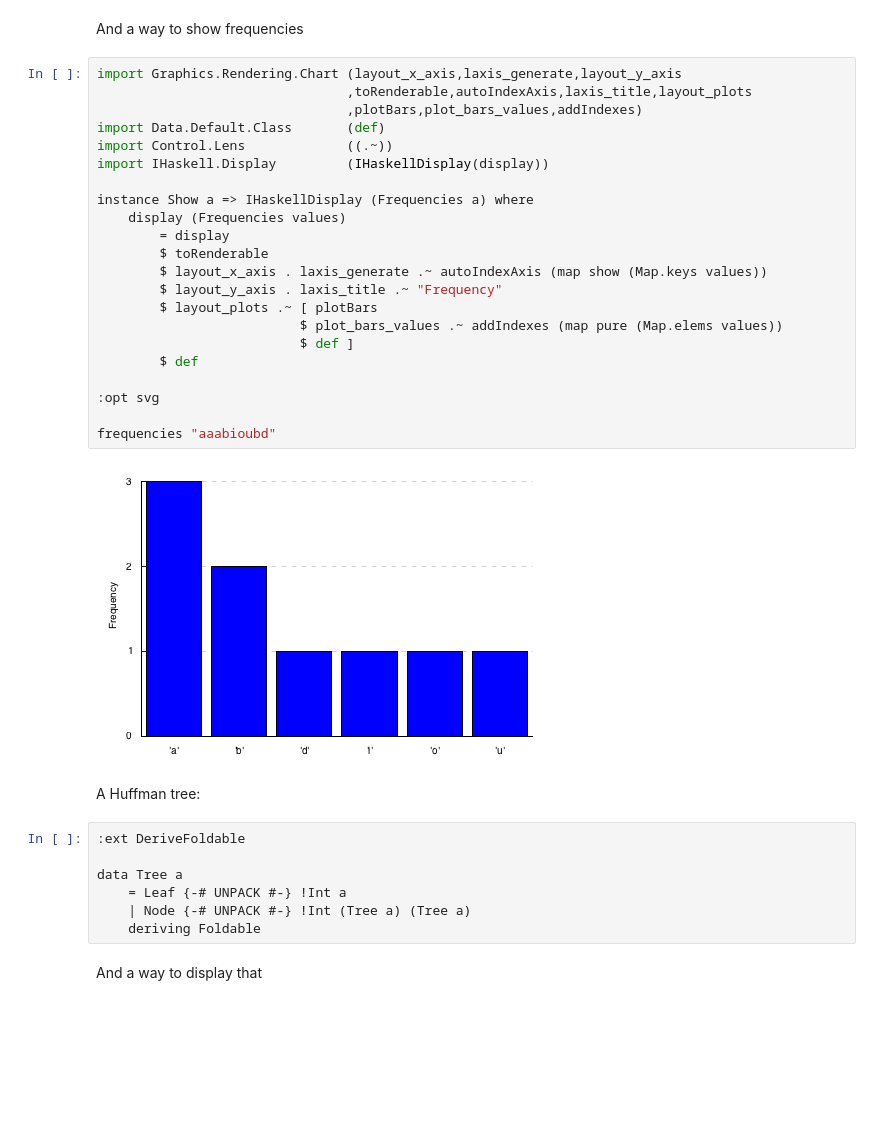
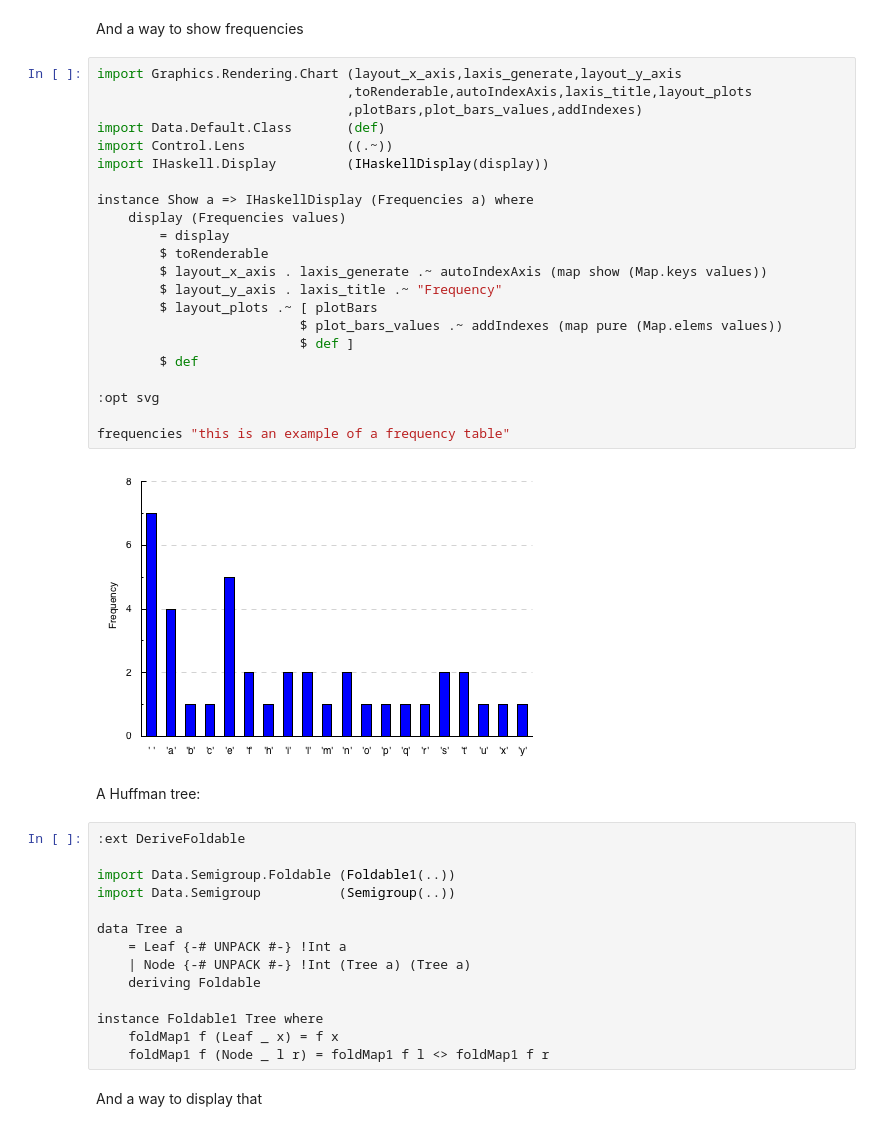
Before and after one commit to oisdk/IHaskell, a Jupyter notebook: notebooks/Privacy.ipynb, the cells around one changed output. Cells and saved outputs as stored; diff of their text form; blank space fills up the shorter version.

```diff
--- a/notebooks/Privacy.ipynb
+++ b/notebooks/Privacy.ipynb
@@ -86,36 +86,43 @@ And a way to show frequencies
 # %%
 import Graphics.Rendering.Chart (layout_x_axis,laxis_generate,layout_y_axis
                                 ,toRenderable,autoIndexAxis,laxis_title,layout_plots
                                 ,plotBars,plot_bars_values,addIndexes)
 import Data.Default.Class       (def)
 import Control.Lens             ((.~))
 import IHaskell.Display         (IHaskellDisplay(display))
 
 instance Show a => IHaskellDisplay (Frequencies a) where
     display (Frequencies values)
         = display
         $ toRenderable
         $ layout_x_axis . laxis_generate .~ autoIndexAxis (map show (Map.keys values))
         $ layout_y_axis . laxis_title .~ "Frequency"
         $ layout_plots .~ [ plotBars
                           $ plot_bars_values .~ addIndexes (map pure (Map.elems values))
                           $ def ]
         $ def
 
 :opt svg
 
-frequencies "aaabioubd"
+frequencies "this is an example of a frequency table"
 # %% [output]
-[figure, old version]
+[figure, new version]
 # %% [markdown]
 A Huffman tree:
 # %%
 :ext DeriveFoldable
+
+import Data.Semigroup.Foldable (Foldable1(..))
+import Data.Semigroup          (Semigroup(..))
 
 data Tree a
     = Leaf {-# UNPACK #-} !Int a
     | Node {-# UNPACK #-} !Int (Tree a) (Tree a)
     deriving Foldable
+
+instance Foldable1 Tree where
+    foldMap1 f (Leaf _ x) = f x
+    foldMap1 f (Node _ l r) = foldMap1 f l <> foldMap1 f r
 # %% [markdown]
 And a way to display that
 # %%
```
Also changed, not shown: parts of 4 cells of this notebook, 6 other files.
